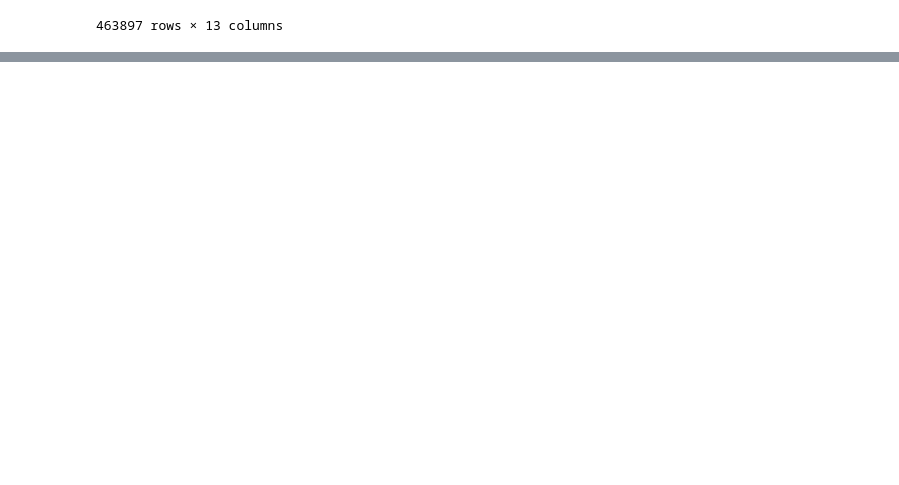
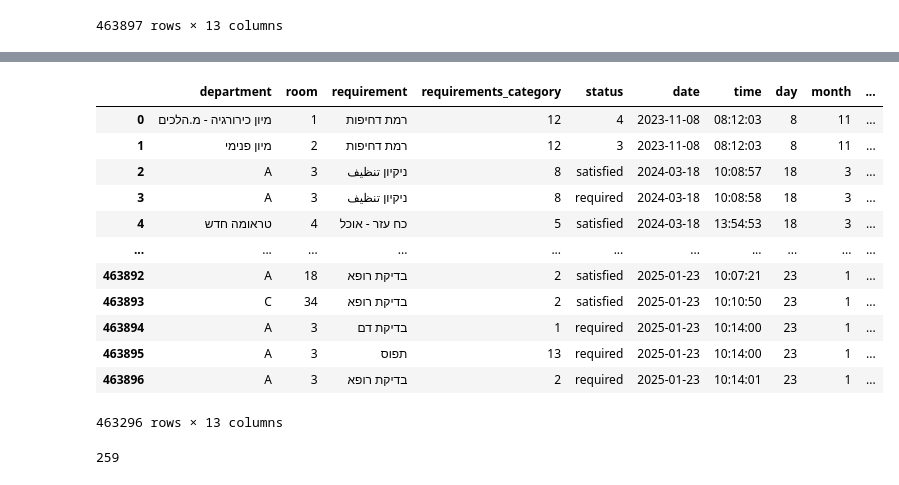
Before and after one commit to RotemGeva226/Hackaton0404, a Jupyter notebook: pythonProject/xl_yolo.ipynb, the cells around one changed output, grey strips where cells are left out. Cells and saved outputs as stored; diff of their text form; code cells hidden in the pictures; blank space fills up the shorter version.

Commit message:
Room encoding

```diff
--- a/pythonProject/xl_yolo.ipynb
+++ b/pythonProject/xl_yolo.ipynb
@@ -178,0 +182,7 @@ processed
+# %%
+# Remove all rows with any empty (NaN) cells
+processed = processed.dropna()
+
+processed
+
+df = processed
@@ -178,0 +213,14 @@ processed
+# %%
+#non_numeric_values = df['room'][df['room'].apply(lambda x: not isinstance(x, (int, float)))].unique()
+
+non_numeric_values = df['room'].unique()
+
+print(non_numeric_values)
+
+# Create a dictionary mapping non-numeric values to unique integers
+room_mapping = {value: i for i, value in enumerate(non_numeric_values, 1)}
+
+# Opt into the future behavior
+pd.set_option('future.no_silent_downcasting', True)
+
+df.loc[:, 'room'] = df['room'].replace(room_mapping)
@@ -178,0 +245,20 @@ processed
+# %%
+df
+# %% [output]
+|  | department | room | requirement | requirements_category | status | date | time | day | month | ... |
+| 0 | מיון כירורגיה - מ.הלכים | 1 | רמת דחיפות | 12 | 4 | 2023-11-08 | 08:12:03 | 8 | 11 | ... |
+| 1 | מיון פנימי | 2 | רמת דחיפות | 12 | 3 | 2023-11-08 | 08:12:03 | 8 | 11 | ... |
+| 2 | A | 3 | ניקיון تنظيف | 8 | satisfied | 2024-03-18 | 10:08:57 | 18 | 3 | ... |
+| 3 | A | 3 | ניקיון تنظيف | 8 | required | 2024-03-18 | 10:08:58 | 18 | 3 | ... |
+| 4 | טראומה חדש | 4 | כח עזר - אוכל | 5 | satisfied | 2024-03-18 | 13:54:53 | 18 | 3 | ... |
+| ... | ... | ... | ... | ... | ... | ... | ... | ... | ... | ... |
+| 463892 | A | 18 | בדיקת רופא | 2 | satisfied | 2025-01-23 | 10:07:21 | 23 | 1 | ... |
+| 463893 | C | 34 | בדיקת רופא | 2 | satisfied | 2025-01-23 | 10:10:50 | 23 | 1 | ... |
+| 463894 | A | 3 | בדיקת דם | 1 | required | 2025-01-23 | 10:14:00 | 23 | 1 | ... |
+| 463895 | A | 3 | תפוס | 13 | required | 2025-01-23 | 10:14:00 | 23 | 1 | ... |
+| 463896 | A | 3 | בדיקת רופא | 2 | required | 2025-01-23 | 10:14:01 | 23 | 1 | ... |
+463296 rows × 13 columns
+# %%
+len(non_numeric_values)
+# %% [output]
+259
```
Also changed, not shown: parts of 6 cells of this notebook.
